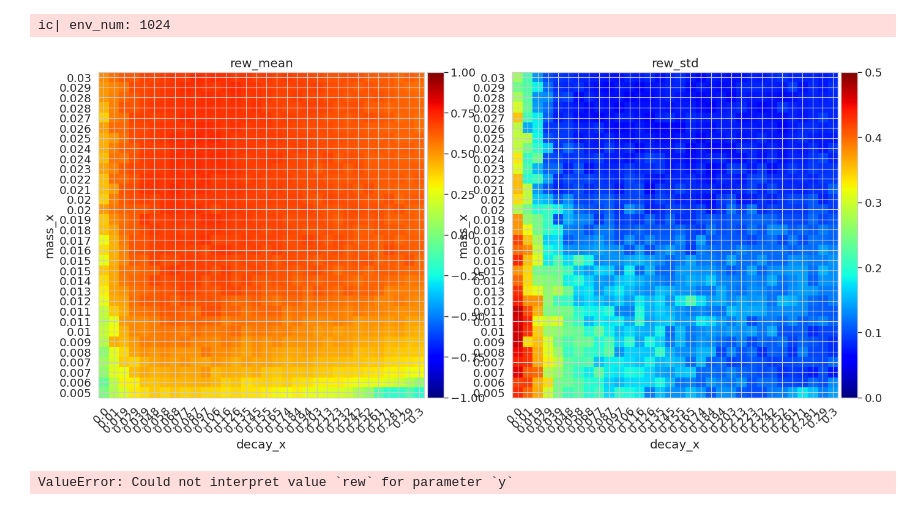
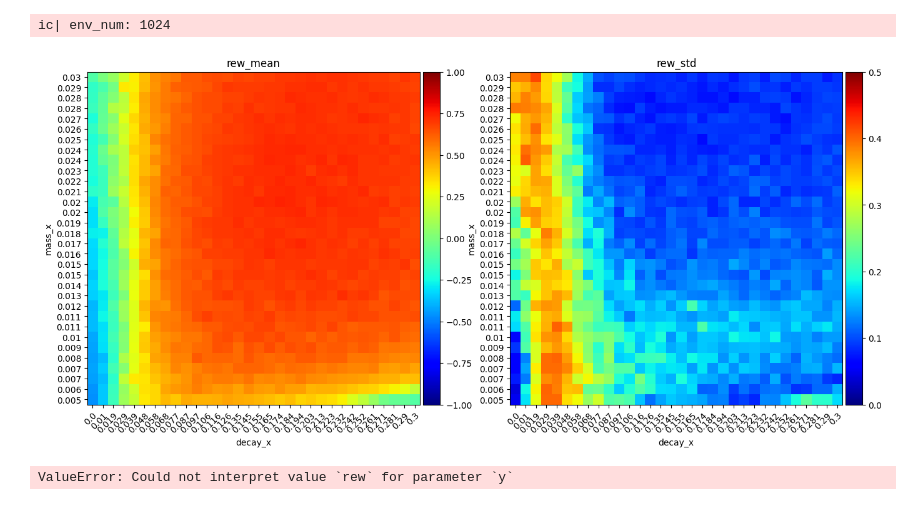
Before and after one commit to jc-bao/policy-adaptation-survey, a Jupyter notebook: adaptive_control_gym/utils/sensitivity.ipynb, the cells around one changed output. Cells and saved outputs as stored; diff of their text form; code cells hidden in the pictures.

```diff
--- a/adaptive_control_gym/utils/sensitivity.ipynb
+++ b/adaptive_control_gym/utils/sensitivity.ipynb
@@ -74,7 +74,7 @@ ic| env_num: 1024
 from mpl_toolkits.axes_grid1 import make_axes_locatable
 import numpy as np
 # plot rew_mean and reward_std regarding mass_x and decay_x as heatmap
-df = pd.read_csv('results/eval_small.csv')
+df = pd.read_csv('results/eval_expert.csv')
 df = df.sort_values(by=['mass_x', 'decay_x'])
 df = df.reset_index(drop=True)
 # df_small = pd.read_csv('results/eval_small.csv')
@@ -96,34 +96,34 @@ ax[0].set_title('rew_mean')
 # add colorbar for ax[0]
 divider = make_axes_locatable(ax[0])
 cax = divider.append_axes("right", size="5%", pad=0.05)
 fig.colorbar(ax[0].images[0], cax=cax)
 # add xticks and yticks
 ax[0].set_xticks(np.arange(n_decay))
 ax[0].set_xticklabels(np.round(decay_x[0], 3))
 ax[0].set_yticks(np.arange(n_mass))
 ax[0].set_yticklabels(np.round(mass_x[:, 0], 3))
 # set xticks to be vertical
 plt.setp(ax[0].get_xticklabels(), rotation=45, ha="right", rotation_mode="anchor")
 
 ax[1].imshow(rew_std, vmin=0.0, vmax=0.5, cmap='jet', origin='lower')
 ax[1].set_xlabel('decay_x')
 ax[1].set_ylabel('mass_x')
 ax[1].set_title('rew_std')
 # add colorbar for ax[0]
 divider = make_axes_locatable(ax[1])
 cax = divider.append_axes("right", size="5%", pad=0.05)
 fig.colorbar(ax[1].images[0], cax=cax)
 # add xticks and yticks
 ax[1].set_xticks(np.arange(n_decay))
 ax[1].set_xticklabels(np.round(decay_x[0], 3))
 ax[1].set_yticks(np.arange(n_mass))
 ax[1].set_yticklabels(np.round(mass_x[:, 0], 3))
 # set xticks to be vertical
 plt.setp(ax[1].get_xticklabels(), rotation=45, ha="right", rotation_mode="anchor")
 
 plt.show()
 # %% [output]
-[figure, old version]
+[figure, new version]
 # %%
 # read the file
 df = pd.read_csv('results/eval.csv')
```
Also changed, not shown: parts of 1 cell of this notebook, 2 other files.
